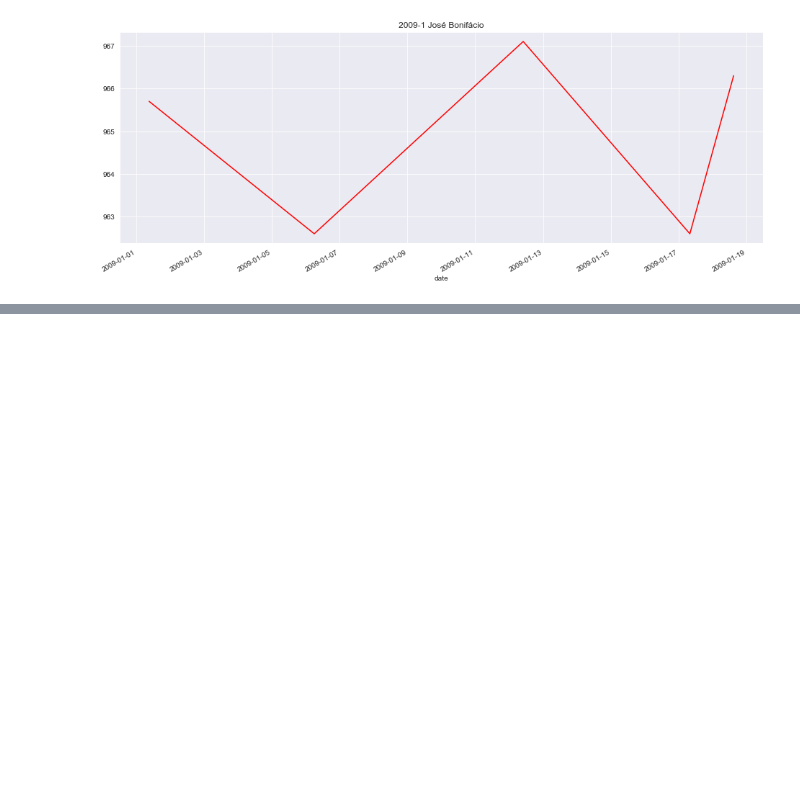
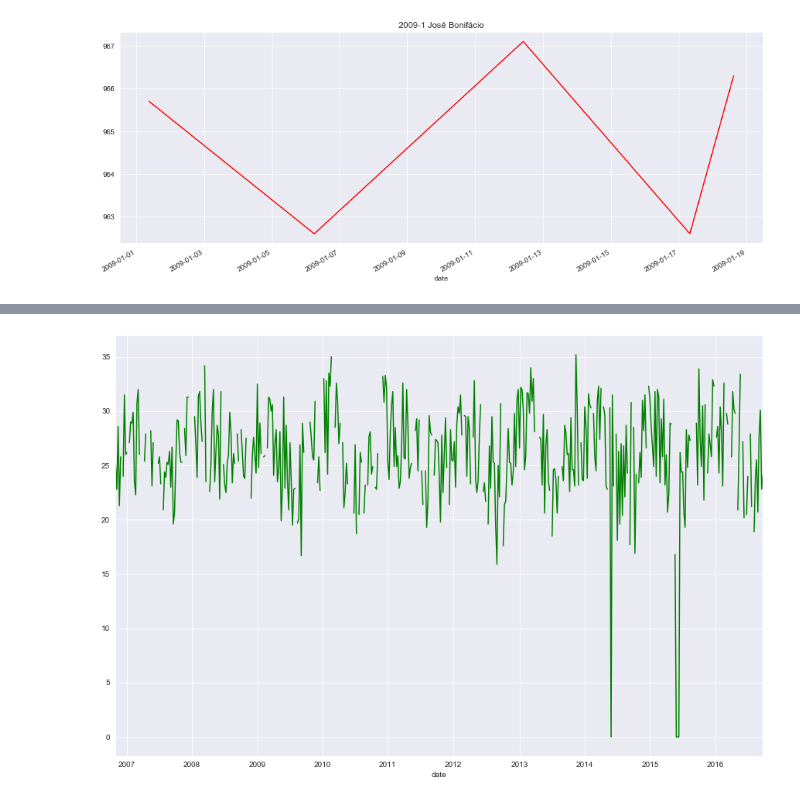
Before and after one commit to ducnguyen4993/Hourly-Weather-Surface---Brazil-Southeast-region-Data-Analysis, a Jupyter notebook: weather data analysis.ipynb, the cells around one changed output, grey strips where cells are left out. Drawn from its saved outputs; the diff is of its cells as text; code cells hidden in the pictures; blank space fills up the shorter version.

```diff
--- a/weather data analysis.ipynb
+++ b/weather data analysis.ipynb
@@ -530,0 +603,12 @@ date
+# %%
+def temp_analysis(city):
+    c=temperature[temperature['city']==city]
+    print(city)
+    print(c)
+    d=c.resample('W').agg('max')
+    plt.figure(figsize=(15,10))
+    d['tmax'].plot(kind='line',color='green')
+    plt.show()
+# %%
+temp_analysis('Vitória')
+# %% [output]
@@ -530,0 +631 @@ date
+[figure, added]
```
Also changed, not shown: parts of 10 cells of this notebook.
